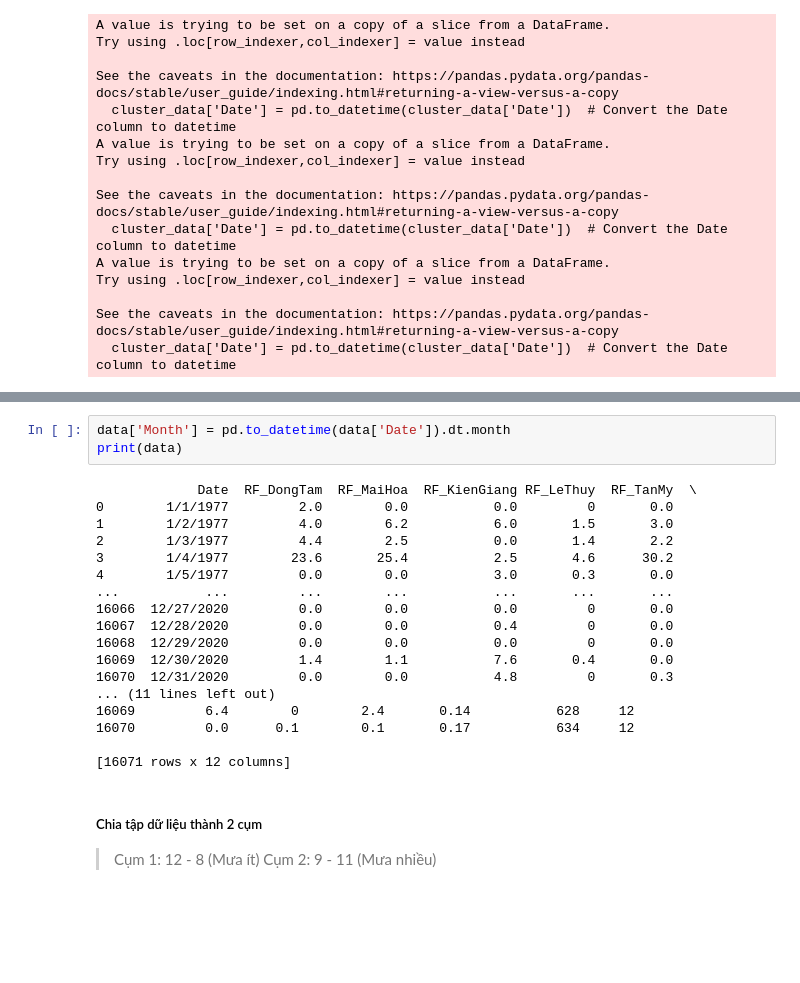
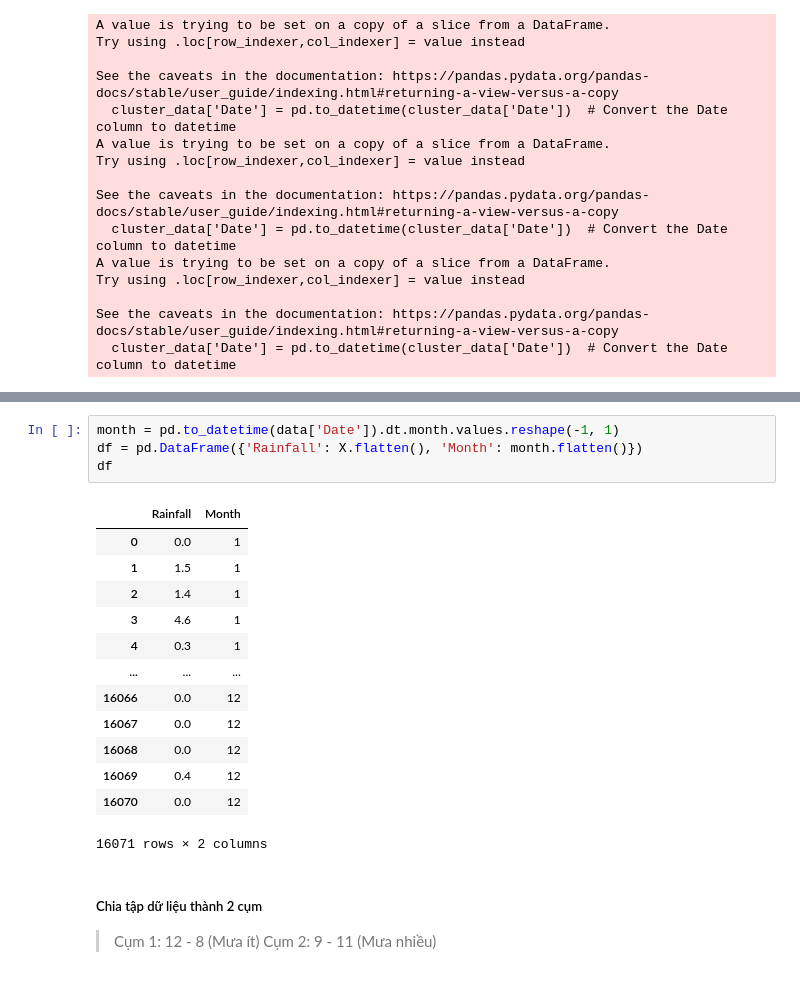
Before and after one commit to vubathang/RainfallForecast, a Jupyter notebook: BTL.ipynb, the cells around one changed output, grey strips where cells are left out. Drawn from its saved outputs; the diff is of its cells as text; blank space fills up the shorter version.

```diff
--- a/BTL.ipynb
+++ b/BTL.ipynb
@@ -121,24 +121,21 @@ Max Value: 140.5
-# %%
-data['Month'] = pd.to_datetime(data['Date']).dt.month
-print(data)
-# %% [output]
-             Date  RF_DongTam  RF_MaiHoa  RF_KienGiang RF_LeThuy  RF_TanMy  \
-0        1/1/1977         2.0        0.0           0.0         0       0.0
-1        1/2/1977         4.0        6.2           6.0       1.5       3.0
-2        1/3/1977         4.4        2.5           0.0       1.4       2.2
-3        1/4/1977        23.6       25.4           2.5       4.6      30.2
-4        1/5/1977         0.0        0.0           3.0       0.3       0.0
-...           ...         ...        ...           ...       ...       ...
-16066  12/27/2020         0.0        0.0           0.0         0       0.0
-16067  12/28/2020         0.0        0.0           0.4         0       0.0
-16068  12/29/2020         0.0        0.0           0.0         0       0.0
-16069  12/30/2020         1.4        1.1           7.6       0.4       0.0
-16070  12/31/2020         0.0        0.0           4.8         0       0.3
-... (11 lines left out)
-16069         6.4        0        2.4       0.14           628     12
-16070         0.0      0.1        0.1       0.17           634     12
-
-[16071 rows x 12 columns]
+# %%
+month = pd.to_datetime(data['Date']).dt.month.values.reshape(-1, 1)
+df = pd.DataFrame({'Rainfall': X.flatten(), 'Month': month.flatten()})
+df
+# %% [output]
+|  | Rainfall | Month |
+| 0 | 0.0 | 1 |
+| 1 | 1.5 | 1 |
+| 2 | 1.4 | 1 |
+| 3 | 4.6 | 1 |
+| 4 | 0.3 | 1 |
+| ... | ... | ... |
+| 16066 | 0.0 | 12 |
+| 16067 | 0.0 | 12 |
+| 16068 | 0.0 | 12 |
+| 16069 | 0.4 | 12 |
+| 16070 | 0.0 | 12 |
+16071 rows × 2 columns
 # %% [markdown]
 ##### Chia tập dữ liệu thành 2 cụm
 > Cụm 1: 12 - 8 (Mưa ít)
```
Also changed, not shown: parts of 9 cells of this notebook.
